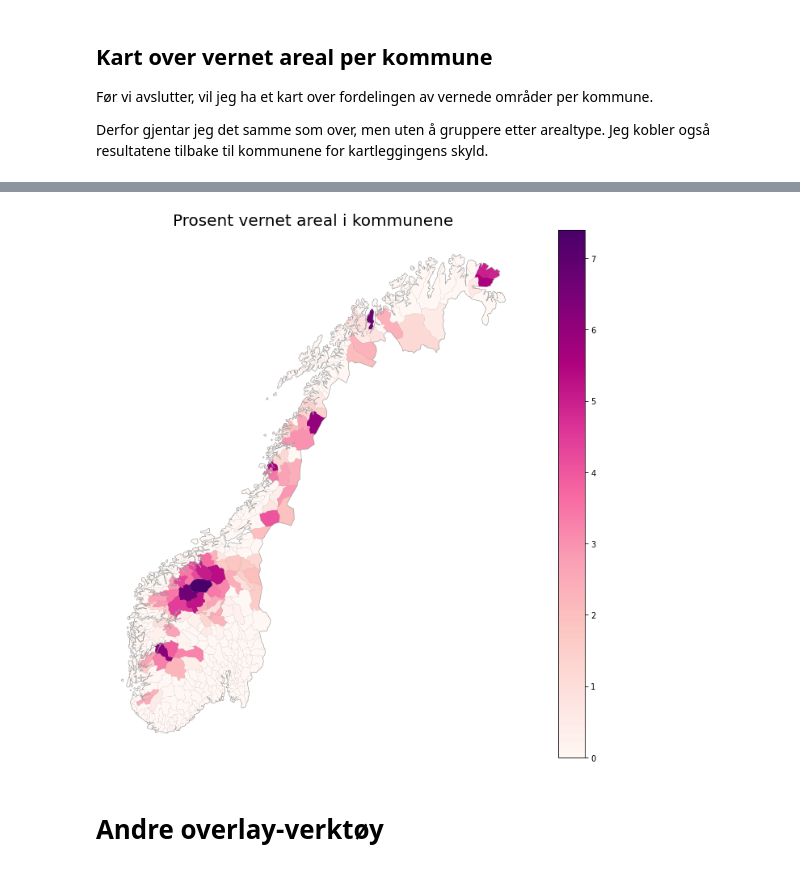
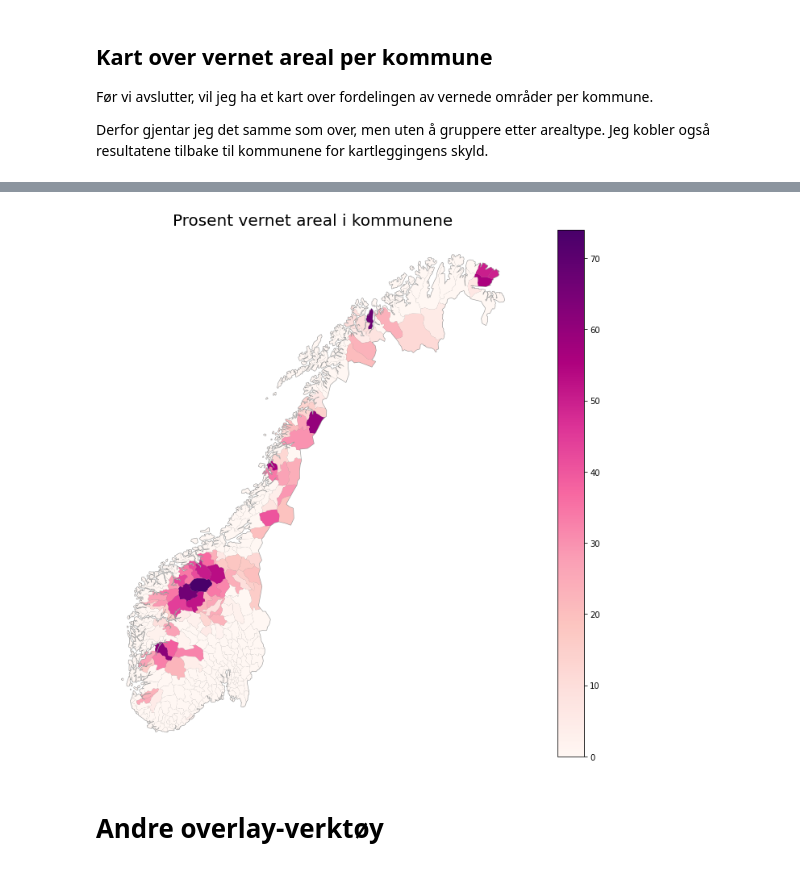
Before and after one commit to statisticsnorway/intro_til_geopandas, a Jupyter notebook: 2_vernet_areal_og_overlay.ipynb, the cells around one changed output, grey strips where cells are left out. Cells and saved outputs as stored; diff of their text form; code cells hidden in the pictures.

```diff
--- a/2_vernet_areal_og_overlay.ipynb
+++ b/2_vernet_areal_og_overlay.ipynb
@@ -188,6 +188,8 @@ def vernet_areal_per_arealtype_per_kommune(kommuner, vernedeomraader):
 
     #det er lurt å sørge for at dataene har samme crs (coordinate reference system)
     vernedeomraader = vernedeomraader.to_crs(kommuner.crs)
+
+    kommuner["areal_km2_kommune"] = kommuner.area / 10000000
 
     #intersection
     intersected = gpd.overlay(kommuner, vernedeomraader, how = "intersection")
@@ -231,6 +233,8 @@ Derfor gjentar jeg det samme som over, men uten å gruppere etter arealtype. Jeg
 def vernet_areal_per_kommune(kommuner, vernedeomraader):
 
     vernedeomraader = vernedeomraader.to_crs(kommuner.crs)
+
+    kommuner["areal_km2_kommune"] = kommuner.area / 10000000
 
     intersected = gpd.overlay(kommuner, vernedeomraader, how = "intersection")
 
@@ -275,4 +279,4 @@ samlet_per_kommune.sort_values("prosent_vernet_areal", ascending=False).head(5)
-[figure, old version]
+[figure, new version]
 # %% [markdown]
 # Andre overlay-verktøy
 # %% [markdown]
```
Also changed, not shown: parts of 1 cell of this notebook.
